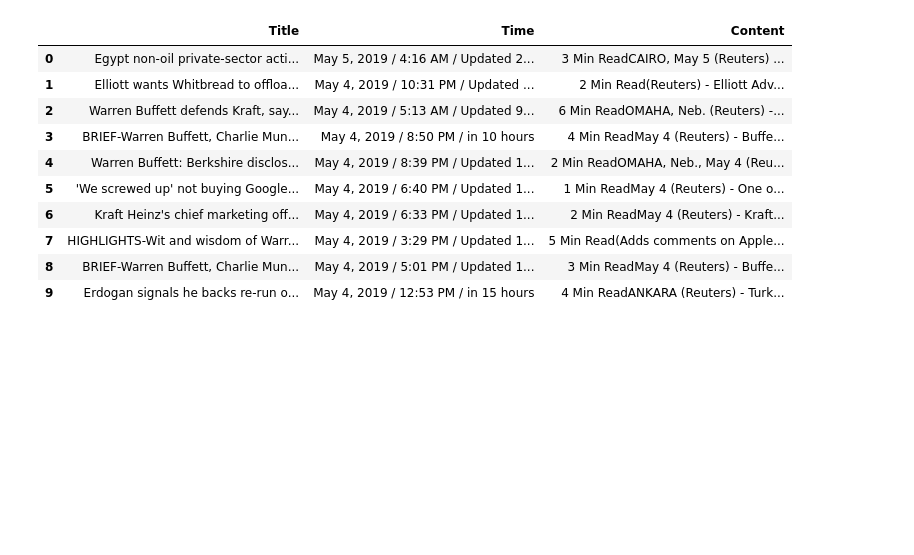
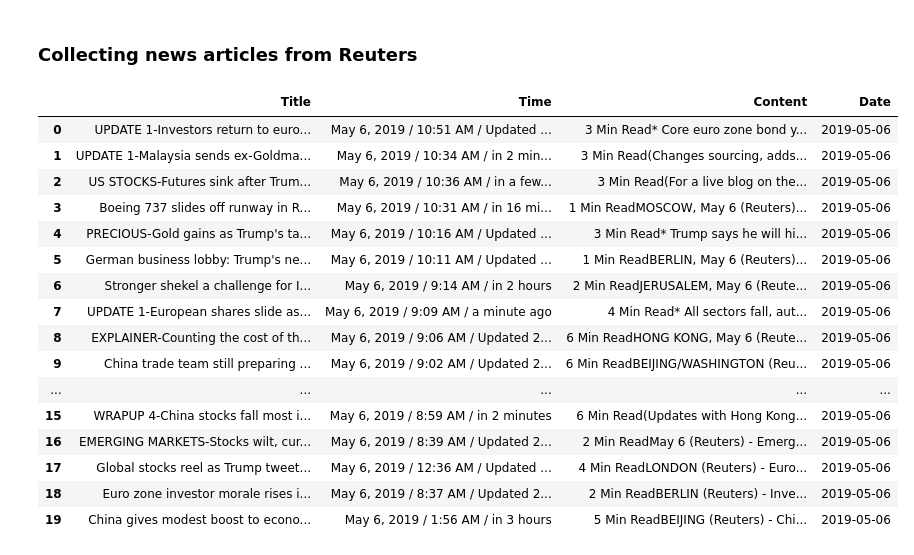
Before and after one commit to bryanswangxx16/CSX_Project_Spring_2019, a Jupyter notebook: Week_9-11 (HW 4-6)/HW4-6.ipynb, the cells around one changed output. Cells and saved outputs as stored; diff of their text form; code cells hidden in the pictures; blank space fills up the shorter version.

```diff
--- a/Week_9-11 (HW 4-6)/HW4-6.ipynb
+++ b/Week_9-11 (HW 4-6)/HW4-6.ipynb
@@ -31,3 +41,5 @@ SP = SP500(startDate, endDate)
+# %% [markdown]
+### Collecting news articles from Reuters
 # %%
 # grab links to news articles from reuter's archive page
 # ten articles are displayed on each page
@@ -71,17 +83,28 @@ for url in final_urls[:10]:
 # remove spaces infront of titles
 title_all = [x.replace('  ', '') for x in title_all]
 title_all = [x.replace('\n', '') for x in title_all]
-# %%
-pd.DataFrame({'Title' : title_all, 'Time':time_all, 'Content':content_all})
-# %% [output]
-|  | Title | Time | Content |
-| 0 | Egypt non-oil private-sector acti... | May 5, 2019 / 4:16 AM / Updated 2... | 3 Min ReadCAIRO, May 5 (Reuters) ... |
-| 1 | Elliott wants Whitbread to offloa... | May 4, 2019 / 10:31 PM / Updated ... | 2 Min Read(Reuters) - Elliott Adv... |
-| 2 | Warren Buffett defends Kraft, say... | May 4, 2019 / 5:13 AM / Updated 9... | 6 Min ReadOMAHA, Neb. (Reuters) -... |
-| 3 | BRIEF-Warren Buffett, Charlie Mun... | May 4, 2019 / 8:50 PM / in 10 hours | 4 Min ReadMay 4 (Reuters) - Buffe... |
-| 4 | Warren Buffett: Berkshire disclos... | May 4, 2019 / 8:39 PM / Updated 1... | 2 Min ReadOMAHA, Neb., May 4 (Reu... |
-| 5 | 'We screwed up' not buying Google... | May 4, 2019 / 6:40 PM / Updated 1... | 1 Min ReadMay 4 (Reuters) - One o... |
-| 6 | Kraft Heinz's chief marketing off... | May 4, 2019 / 6:33 PM / Updated 1... | 2 Min ReadMay 4 (Reuters) - Kraft... |
-| 7 | HIGHLIGHTS-Wit and wisdom of Warr... | May 4, 2019 / 3:29 PM / Updated 1... | 5 Min Read(Adds comments on Apple... |
-| 8 | BRIEF-Warren Buffett, Charlie Mun... | May 4, 2019 / 5:01 PM / Updated 1... | 3 Min ReadMay 4 (Reuters) - Buffe... |
-| 9 | Erdogan signals he backs re-run o... | May 4, 2019 / 12:53 PM / in 15 hours | 4 Min ReadANKARA (Reuters) - Turk... |
+# %%
+# save all articles to one csv file
+file = pd.DataFrame({'Title' : title_all, 'Time':time_all, 'Content':content_all})
+file['Date'] = [x.split('/')[0] for x in file['Time'].tolist()]
+file['Date'] = pd.to_datetime(file['Date'])
+file.to_csv('articles.csv')
+file.head(20)
+# %% [output]
+|  | Title | Time | Content | Date |
+| 0 | UPDATE 1-Investors return to euro... | May 6, 2019 / 10:51 AM / Updated ... | 3 Min Read* Core euro zone bond y... | 2019-05-06 |
+| 1 | UPDATE 1-Malaysia sends ex-Goldma... | May 6, 2019 / 10:34 AM / in 2 min... | 3 Min Read(Changes sourcing, adds... | 2019-05-06 |
+| 2 | US STOCKS-Futures sink after Trum... | May 6, 2019 / 10:36 AM / in a few... | 3 Min Read(For a live blog on the... | 2019-05-06 |
+| 3 | Boeing 737 slides off runway in R... | May 6, 2019 / 10:31 AM / in 16 mi... | 1 Min ReadMOSCOW, May 6 (Reuters)... | 2019-05-06 |
+| 4 | PRECIOUS-Gold gains as Trump's ta... | May 6, 2019 / 10:16 AM / Updated ... | 3 Min Read* Trump says he will hi... | 2019-05-06 |
+| 5 | German business lobby: Trump's ne... | May 6, 2019 / 10:11 AM / Updated ... | 1 Min ReadBERLIN, May 6 (Reuters)... | 2019-05-06 |
+| 6 | Stronger shekel a challenge for I... | May 6, 2019 / 9:14 AM / in 2 hours | 2 Min ReadJERUSALEM, May 6 (Reute... | 2019-05-06 |
+| 7 | UPDATE 1-European shares slide as... | May 6, 2019 / 9:09 AM / a minute ago | 4 Min Read* All sectors fall, aut... | 2019-05-06 |
+| 8 | EXPLAINER-Counting the cost of th... | May 6, 2019 / 9:06 AM / Updated 2... | 6 Min ReadHONG KONG, May 6 (Reute... | 2019-05-06 |
+| 9 | China trade team still preparing ... | May 6, 2019 / 9:02 AM / Updated 2... | 6 Min ReadBEIJING/WASHINGTON (Reu... | 2019-05-06 |
+| ... | ... | ... | ... | ... |
+| 15 | WRAPUP 4-China stocks fall most i... | May 6, 2019 / 8:59 AM / in 2 minutes | 6 Min Read(Updates with Hong Kong... | 2019-05-06 |
+| 16 | EMERGING MARKETS-Stocks wilt, cur... | May 6, 2019 / 8:39 AM / Updated 2... | 2 Min ReadMay 6 (Reuters) - Emerg... | 2019-05-06 |
+| 17 | Global stocks reel as Trump tweet... | May 6, 2019 / 12:36 AM / Updated ... | 4 Min ReadLONDON (Reuters) - Euro... | 2019-05-06 |
+| 18 | Euro zone investor morale rises i... | May 6, 2019 / 8:37 AM / Updated 2... | 2 Min ReadBERLIN (Reuters) - Inve... | 2019-05-06 |
+| 19 | China gives modest boost to econo... | May 6, 2019 / 1:56 AM / in 3 hours | 5 Min ReadBEIJING (Reuters) - Chi... | 2019-05-06 |
```
Also changed, not shown: parts of 13 cells of this notebook, 2 other files.
